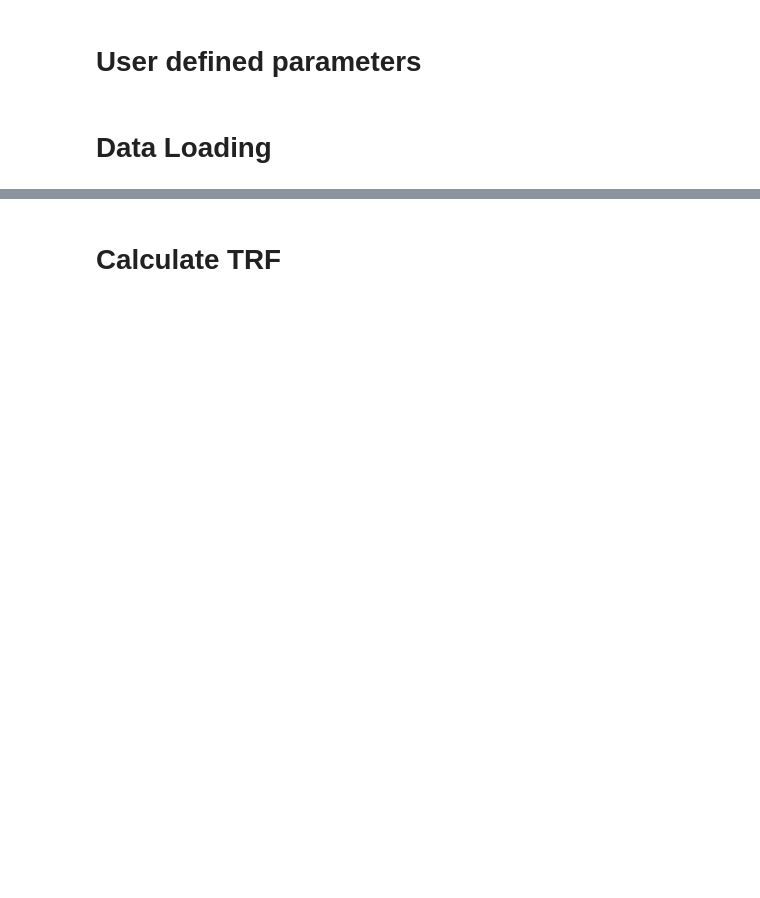
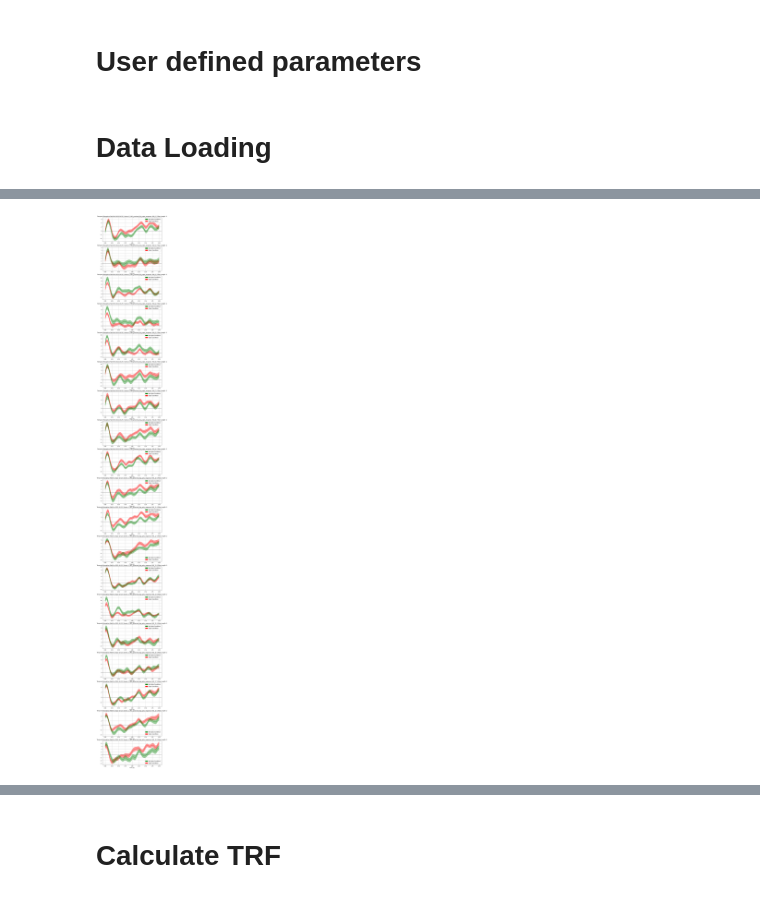
Before and after one commit to Biofall/two_photon_analysis, a Jupyter notebook: notebooks/temp_rf.py.ipynb, the cells around one changed output, grey strips where cells are left out. Saved outputs shown, nothing was run; the diff lists cells and outputs as text; code cells hidden in the pictures; blank space fills up the shorter version.

```diff
--- a/notebooks/temp_rf.py.ipynb
+++ b/notebooks/temp_rf.py.ipynb
@@ -48,0 +168,34 @@ run_parameters = ID.getRunParameters()
+# %%
+# SPLIT into NO Opto and YES Opto trials (alternating)
+no_slice = roi_trfs[:, :, 0::2]  # Every 2 trials, starting at 0
+yes_slice = roi_trfs[:, :, 1::2]  # Every 2 trials, starting at 1
+
+# compute mean STRF
+# roi_mean_strf = np.mean(roi_strf,3);
+roi_mean_trf = np.mean(roi_trfs, 2)
+nopto_mean_trf = np.mean(no_slice, 2)
+yopto_mean_trf = np.mean(yes_slice, 2)
+
+# Standard Error of the Mean calculations
+nopto_sem = sem(no_slice, axis=2)  # calculate the no opto sem
+nopto_sem_plus = np.squeeze(nopto_mean_trf + nopto_sem)
+nopto_sem_minus = np.squeeze(nopto_mean_trf - nopto_sem)
+yopto_sem = sem(yes_slice, axis=2)  # calculate the yes opto sem
+yopto_sem_plus = np.squeeze(yopto_mean_trf + yopto_sem)
+yopto_sem_minus = np.squeeze(yopto_mean_trf - yopto_sem)
+
+# Checking ouputs for separating no opto from opto trials
+print("\n----------------------------------------------------------------------------")
+print("----------------------------------------------------------------------------")
+print("||    Checking the shape of the various trfs to ensure opto/no opto split:!")
+print("||    Shape of roi_trfs is: " + str(roi_trfs.shape))
+print("||    Shape of no_slice is: " + str(no_slice.shape))
+print("||    Shape of yes_slice is: " + str(yes_slice.shape))
+print("||")
+print("||    Shape of roi_mean_trf is: " + str(roi_mean_trf.shape))
+print("||    Shape of nopto_mean_trf is: " + str(nopto_mean_trf.shape))
+print("||    Shape of yopto_mean_trf is: " + str(yopto_mean_trf.shape))
+print("----------------------------------------------------------------------------")
+print("----------------------------------------------------------------------------\n")
+
+print(f'shape of std error is {nopto_sem_plus.shape}')
@@ -48,0 +331,8 @@ run_parameters = ID.getRunParameters()
+# %%
+plotMultipleTRFComparisons(
+                           nopto_mean_trf, nopto_sem_plus, nopto_sem_minus,
+                           yopto_mean_trf, yopto_sem_plus, yopto_sem_minus,
+                           savefig = True
+                          )
+# %% [output]
+[figure, added]
```
Also changed, not shown: parts of 33 cells of this notebook.
